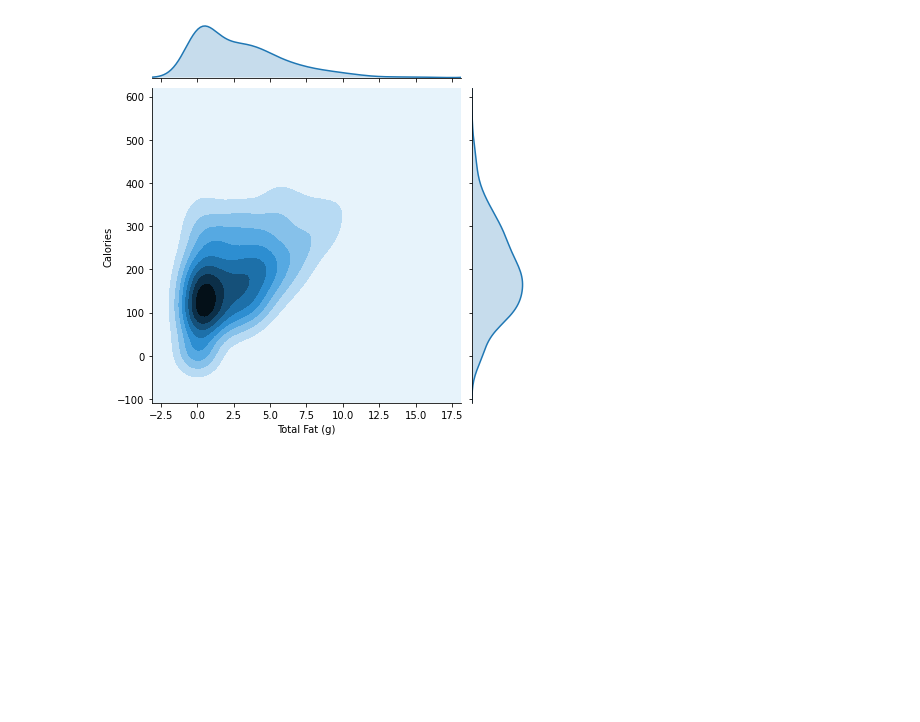
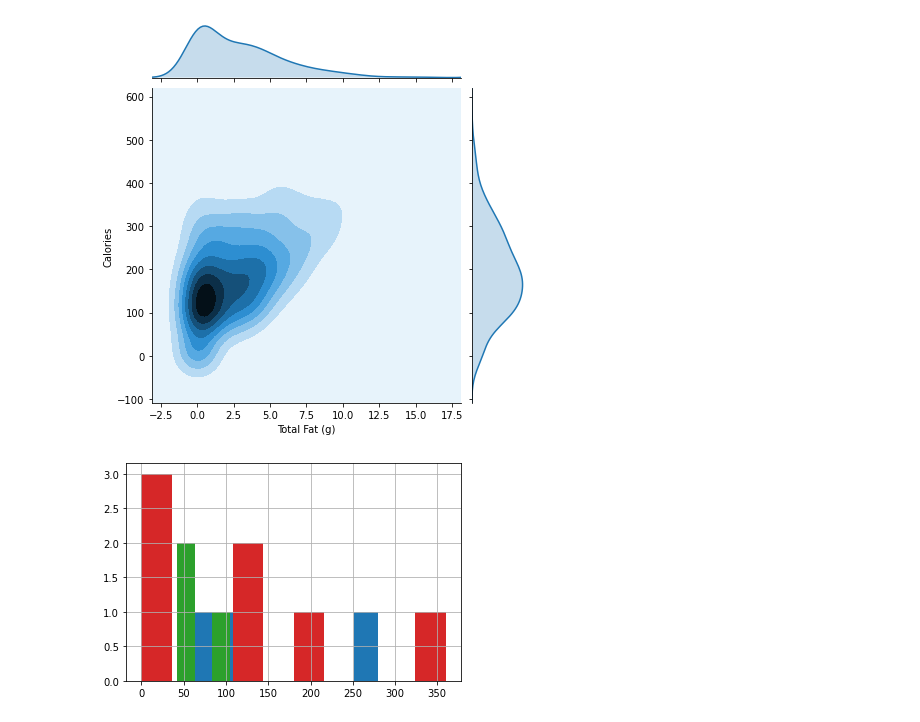
Before and after one commit to zbreger/MDST-Tutorials, a Jupyter notebook: checkpoint2/checkpoint2a.ipynb, the cells around one changed output. Drawn from its saved outputs; the diff is of its cells as text; code cells hidden in the pictures; blank space fills up the shorter version.

```diff
--- a/checkpoint2/checkpoint2a.ipynb
+++ b/checkpoint2/checkpoint2a.ipynb
@@ -185,7 +185,10 @@ sns.jointplot(data=df, x="Total Fat (g)", y="Calories", kind = 'kde')
 # %%
 # plot the distribution of calories in Short, Tall, Grande, and Venti drinks
 # (you can use multiple lines for this)
 # twist: you should also include the Nonfat Milk drinks that also have an associated size.
 
 # you can decide how you want to visualize this. Colors? Small multiples? Density vs histogram?
 # the starbucks is your oyster.
+dz = df[(df["Beverage_prep"] == "Short") | (df["Beverage_prep"] == "Tall") | (df["Beverage_prep"] == "Grande") | (df["Beverage_prep"] == "Venti")].groupby("Beverage_prep")["Calories"].hist()
+# %% [output]
+[figure, added]
```
